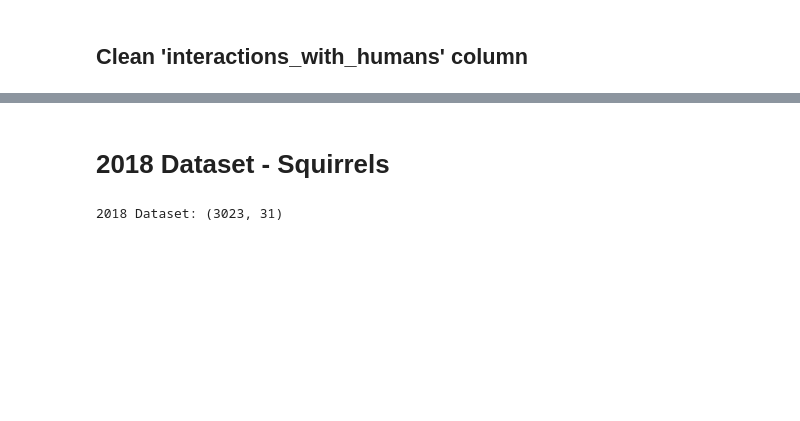
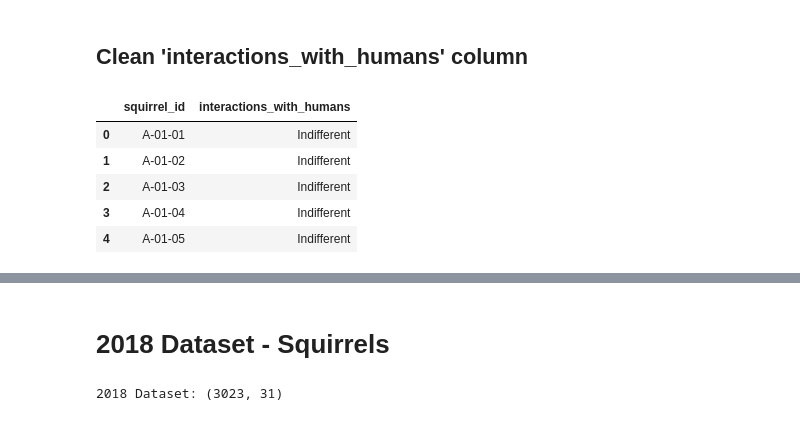
Before and after one commit to alyssahondrade/we-the-new-york-city-squirrels, a Jupyter notebook: squirrel_cleaning.ipynb, the cells around one changed output, grey strips where cells are left out. Drawn from its saved outputs; the diff is of its cells as text; code cells hidden in the pictures; blank space fills up the shorter version.

Commit message:
parsed the interactions_with_humans column

```diff
--- a/squirrel_cleaning.ipynb
+++ b/squirrel_cleaning.ipynb
@@ -339,3 +339,14 @@ s2020_updated.head()
 | 4 | Fort Tryon Park | 1 | A-01-05 | Gray | Cinnamon | Indifferent | ... |
 # %% [markdown]
 ## Clean 'interactions_with_humans' column
+# %%
+# Create a DataFrame of the 'activities' column for cleaning
+interactions_df = s2020_updated[['squirrel_id', 'interactions_with_humans']].copy()
+interactions_df.head()
+# %% [output]
+|  | squirrel_id | interactions_with_humans |
+| 0 | A-01-01 | Indifferent |
+| 1 | A-01-02 | Indifferent |
+| 2 | A-01-03 | Indifferent |
+| 3 | A-01-04 | Indifferent |
+| 4 | A-01-05 | Indifferent |
```
Also changed, not shown: parts of 5 cells of this notebook.
